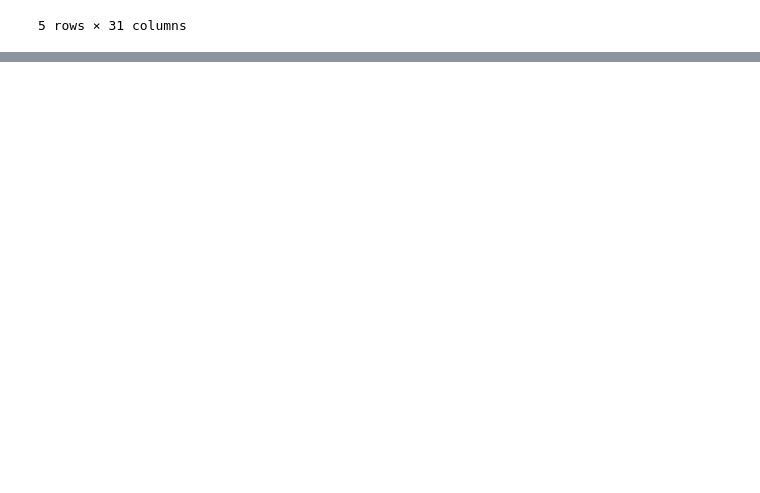
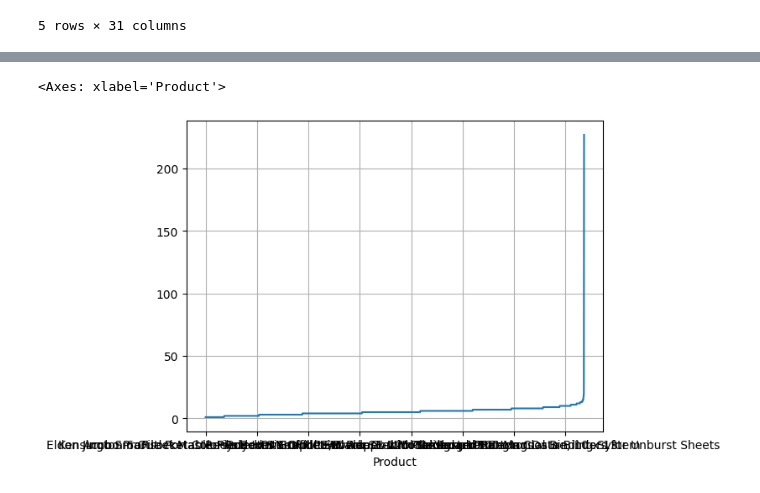
Before and after one commit to manipuppeteer/Data-Analysis-Project-DataCraft, a Jupyter notebook: JansFork.ipynb, the cells around one changed output, grey strips where cells are left out. Drawn from its saved outputs; the diff is of its cells as text; code cells hidden in the pictures; blank space fills up the shorter version.

```diff
--- a/JansFork.ipynb
+++ b/JansFork.ipynb
@@ -88,0 +135,9 @@ AttributeError: 'Series' object has no attribute 'superstore'
+# %%
+superstore["Product Name"].value_counts()
+Verkauft=superstore["Product Name"].value_counts().sort_values(ascending=True)
+
+Verkauft.plot(kind="line",grid=True,xlabel="Product")
+#WorstVerkauft
+# %% [output]
+<Axes: xlabel='Product'>
+[figure, added]
```
Also changed, not shown: parts of 4 cells of this notebook.
